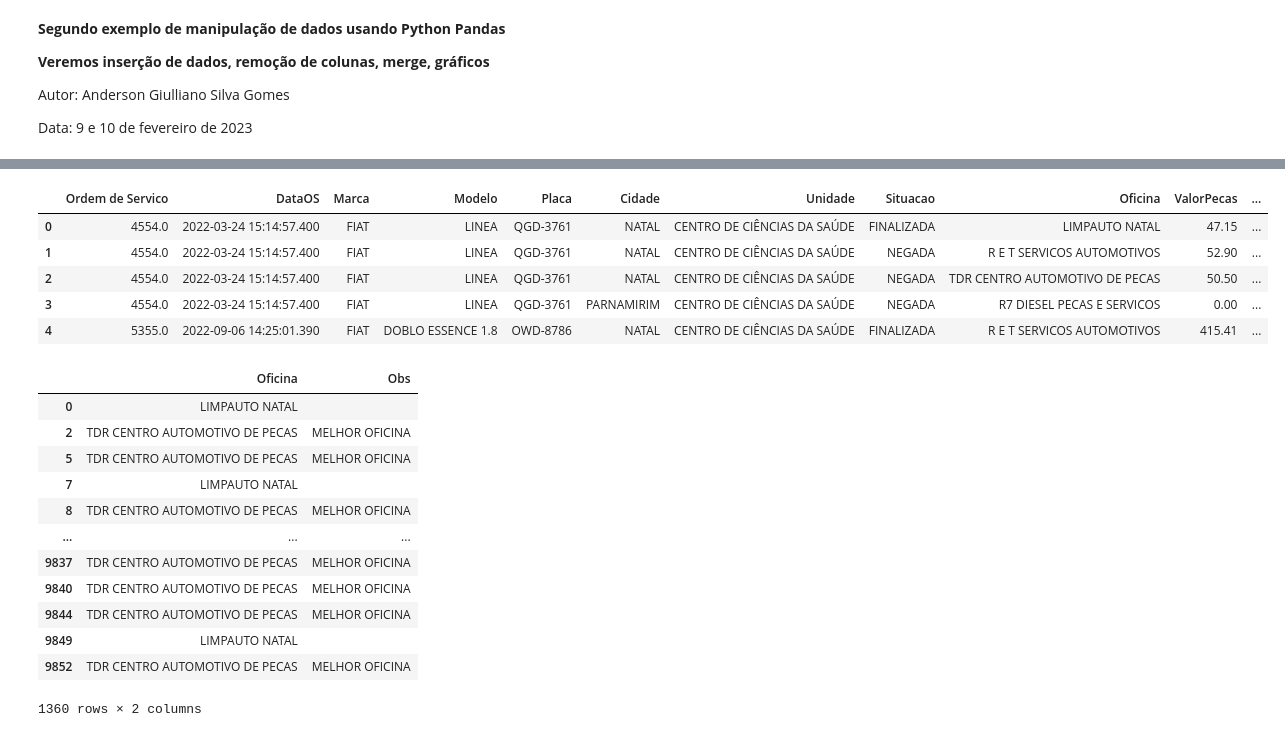
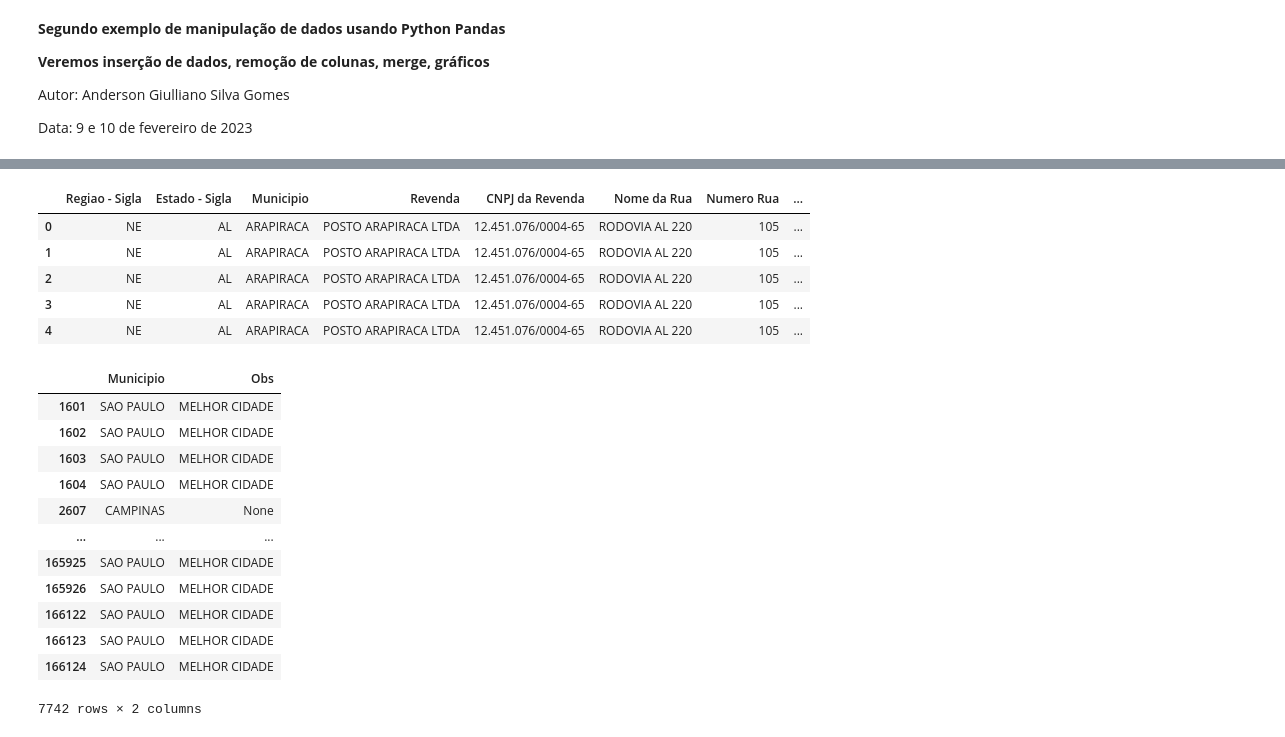
Before and after one commit to andersongiulliano/curso_extensao_pandas, a Jupyter notebook: Segundo_exemplo_de_manipulação_de_dados_usando_Python_Pandas.ipynb, the cells around one changed output, grey strips where cells are left out. Drawn from its saved outputs; the diff is of its cells as text; code cells hidden in the pictures.

```diff
--- a/Segundo_exemplo_de_manipulação_de_dados_usando_Python_Pandas.ipynb
+++ b/Segundo_exemplo_de_manipulação_de_dados_usando_Python_Pandas.ipynb
@@ -11,5 +11,5 @@ Data: 9 e 10 de fevereiro de 2023
 # %%
 import pandas as pd
 
-man_df = pd.read_excel('/content/drive/MyDrive/Colab Notebooks/man_veic.xlsx')
-display(man_df.head())
+combustiveis_df = pd.read_excel('/content/drive/MyDrive/Colab Notebooks/ca-2021-02.xlsx')
+display(combustiveis_df.head())
@@ -16,34 +23,30 @@ display(man_df.head())
 # %%
 #Inserção simples de dado
-man_df['Veículo consertado'] = True
+combustiveis_df['Ativo'] = True
 
-display(man_df.head())
+display(combustiveis_df.head())
 # %% [output]
-|  | Ordem de Servico | DataOS | Marca | Modelo | Placa | Cidade | Unidade | Situacao | Oficina | ValorPecas | ... |
-| 0 | 4554.0 | 2022-03-24 15:14:57.400 | FIAT | LINEA | QGD-3761 | NATAL | CENTRO DE CIÊNCIAS DA SAÚDE | FINALIZADA | LIMPAUTO NATAL | 47.15 | ... |
-| 1 | 4554.0 | 2022-03-24 15:14:57.400 | FIAT | LINEA | QGD-3761 | NATAL | CENTRO DE CIÊNCIAS DA SAÚDE | NEGADA | R E T SERVICOS AUTOMOTIVOS | 52.90 | ... |
-| 2 | 4554.0 | 2022-03-24 15:14:57.400 | FIAT | LINEA | QGD-3761 | NATAL | CENTRO DE CIÊNCIAS DA SAÚDE | NEGADA | TDR CENTRO AUTOMOTIVO DE PECAS | 50.50 | ... |
-| 3 | 4554.0 | 2022-03-24 15:14:57.400 | FIAT | LINEA | QGD-3761 | PARNAMIRIM | CENTRO DE CIÊNCIAS DA SAÚDE | NEGADA | R7 DIESEL PECAS E SERVICOS | 0.00 | ... |
-| 4 | 5355.0 | 2022-09-06 14:25:01.390 | FIAT | DOBLO ESSENCE 1.8 | OWD-8786 | NATAL | CENTRO DE CIÊNCIAS DA SAÚDE | FINALIZADA | R E T SERVICOS AUTOMOTIVOS | 415.41 | ... |
+|  | Regiao - Sigla | Estado - Sigla | Municipio | Revenda | CNPJ da Revenda | Nome da Rua | Numero Rua | ... |
+| 0 | NE | AL | ARAPIRACA | POSTO ARAPIRACA LTDA | 12.451.076/0004-65 | RODOVIA AL 220 | 105 | ... |
+| 1 | NE | AL | ARAPIRACA | POSTO ARAPIRACA LTDA | 12.451.076/0004-65 | RODOVIA AL 220 | 105 | ... |
+| 2 | NE | AL | ARAPIRACA | POSTO ARAPIRACA LTDA | 12.451.076/0004-65 | RODOVIA AL 220 | 105 | ... |
+| 3 | NE | AL | ARAPIRACA | POSTO ARAPIRACA LTDA | 12.451.076/0004-65 | RODOVIA AL 220 | 105 | ... |
+| 4 | NE | AL | ARAPIRACA | POSTO ARAPIRACA LTDA | 12.451.076/0004-65 | RODOVIA AL 220 | 105 | ... |
 # %%
-# Criar uma coluna "Obs" que tenha nela escrito "MELHOR OFICINA" quando a coluna Oficina for igual a TDR CENTRO AUTOMOTIVO DE PECAS
-
-import numpy as np
-
-man_df['Obs'] = ["MELHOR OFICINA" if Oficina == 'TDR CENTRO AUTOMOTIVO DE PECAS' else "" for Oficina in man_df['Oficina']]
-
-display(man_df.loc[man_df['Oficina'].isin(['TDR CENTRO AUTOMOTIVO DE PECAS','LIMPAUTO NATAL']), ['Oficina', 'Obs']])
+# Criar uma coluna "Obs" que tenha nela escrito "MELHOR CIDADE" quando a coluna Municipio for igual a SAO PAULO
+combustiveis_df['Obs'] = ["MELHOR CIDADE" if municipio == 'SAO PAULO' else None for municipio in combustiveis_df['Municipio']]
+display(combustiveis_df.loc[combustiveis_df['Municipio'].isin(['SAO PAULO','INDAIATUBA', 'CAMPINAS', 'SALTO']), ['Municipio', 'Obs']])
 # %% [output]
-|  | Oficina | Obs |
-| 0 | LIMPAUTO NATAL |  |
-| 2 | TDR CENTRO AUTOMOTIVO DE PECAS | MELHOR OFICINA |
-| 5 | TDR CENTRO AUTOMOTIVO DE PECAS | MELHOR OFICINA |
-| 7 | LIMPAUTO NATAL |  |
-| 8 | TDR CENTRO AUTOMOTIVO DE PECAS | MELHOR OFICINA |
+|  | Municipio | Obs |
+| 1601 | SAO PAULO | MELHOR CIDADE |
+| 1602 | SAO PAULO | MELHOR CIDADE |
+| 1603 | SAO PAULO | MELHOR CIDADE |
+| 1604 | SAO PAULO | MELHOR CIDADE |
+| 2607 | CAMPINAS | None |
 | ... | ... | ... |
-| 9837 | TDR CENTRO AUTOMOTIVO DE PECAS | MELHOR OFICINA |
-| 9840 | TDR CENTRO AUTOMOTIVO DE PECAS | MELHOR OFICINA |
-| 9844 | TDR CENTRO AUTOMOTIVO DE PECAS | MELHOR OFICINA |
-| 9849 | LIMPAUTO NATAL |  |
-| 9852 | TDR CENTRO AUTOMOTIVO DE PECAS | MELHOR OFICINA |
+| 165925 | SAO PAULO | MELHOR CIDADE |
+| 165926 | SAO PAULO | MELHOR CIDADE |
+| 166122 | SAO PAULO | MELHOR CIDADE |
+| 166123 | SAO PAULO | MELHOR CIDADE |
+| 166124 | SAO PAULO | MELHOR CIDADE |
-1360 rows × 2 columns
+7742 rows × 2 columns
```
Also changed, not shown: parts of 13 cells of this notebook.
